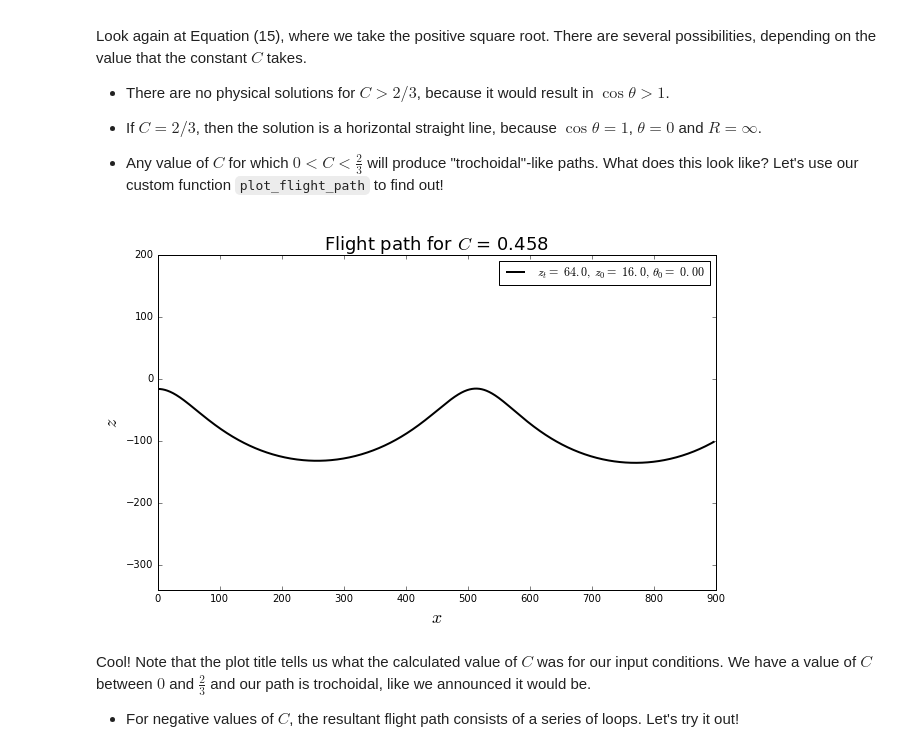
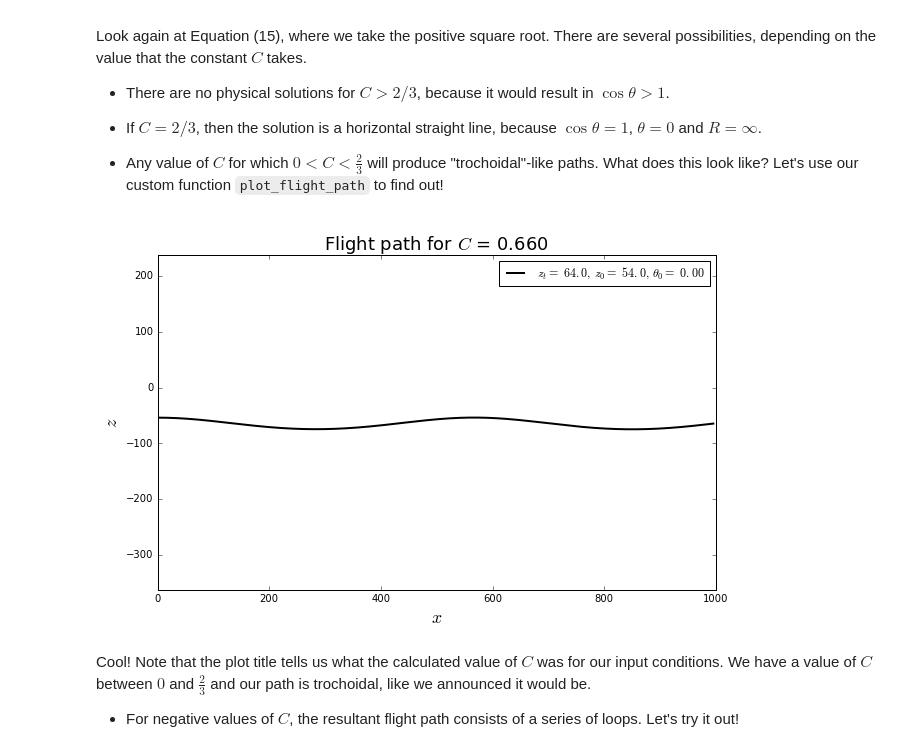
Before and after one commit to Dmphelps89/mae6286, a Jupyter notebook: workspace/01_01_Phugoid_Theory.ipynb, the cells around one changed output. Cells and saved outputs as stored; diff of their text form; code cells hidden in the pictures.

```diff
--- a/workspace/01_01_Phugoid_Theory.ipynb
+++ b/workspace/01_01_Phugoid_Theory.ipynb
@@ -306,9 +306,9 @@ Look again at Equation (15), where we take the positive square root. There are s
 * Any value of $C$ for which $0 < C < \frac{2}{3}$ will produce "trochoidal"-like paths.  What does this look like? Let's use our custom function `plot_flight_path` to find out!
 # %%
 #zt = 64, z = 16, theta=0
-plot_flight_path(64, 16, 0)
+plot_flight_path(64, 54, 0)
 # %% [output]
-[figure, old version]
+[figure, new version]
 # %% [markdown]
 Cool!  Note that the plot title tells us what the calculated value of $C$ was for our input conditions.  We have a value of $C$ between $0$ and $\frac{2}{3}$ and our path is trochoidal, like we announced it would be.
 
```
Also changed, not shown: parts of 1 cell of this notebook, 1 other file.
